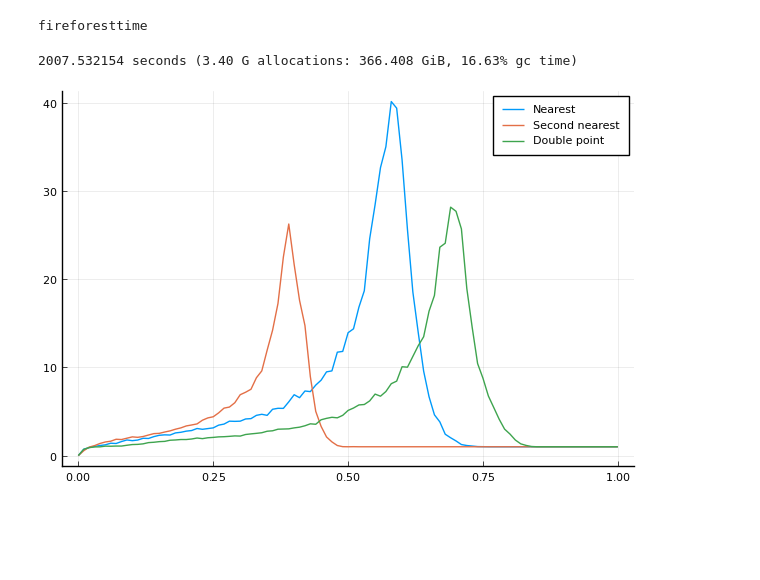
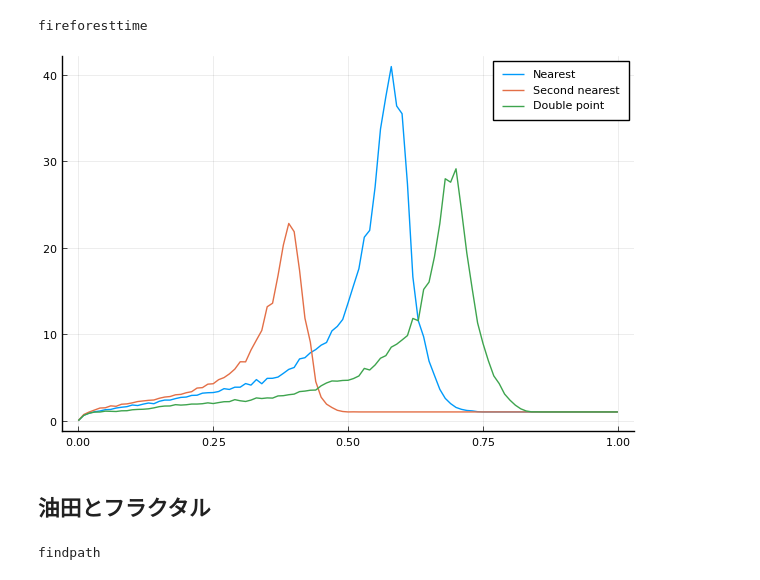
Before and after one commit to HitoshiWako/percolation, a Jupyter notebook: percolation.ipynb, the cells around one changed output. Saved outputs shown, nothing was run; the diff lists cells and outputs as text; code cells hidden in the pictures; blank space fills up the shorter version.

```diff
--- a/percolation.ipynb
+++ b/percolation.ipynb
@@ -176,14 +176,42 @@ fireforesttime
 # %%
 plot()
 ps = 0:0.01:1
-@time for (func, label) in zip([isnearest,issecondnearest,isdoublenearest],["Nearest","Second nearest","Double point"])
+for (func, label) in zip([isnearest,issecondnearest,isdoublenearest],["Nearest","Second nearest","Double point"])
     times =[]
     for p in ps
         push!(times,fireforesttime(p,(100,100),func))
     end
     plot!(ps,times,label=label)
 end
 plot!()
 # %% [output]
-2007.532154 seconds (3.40 G allocations: 366.408 GiB, 16.63% gc time)
-[figure, old version]
+[figure, new version]
+# %% [markdown]
+## 油田とフラクタル
+# %%
+"""
+    findpath(data)
+    与えられたdataの中心を'２'として,それにつながる'1'を'２'に変えていき
+    中心から繋がっている全ての領域を'２'としたdataを返す
+"""
+function findpath(data::Array{Int,2})
+    if size(data) == (1,1)
+        return [2]
+    else
+        data[2:end-1,2:end-1] = findpath(data[2:end-1,2:end-1])
+        wdata = zeros(Int,size(data,1)+2,size(data,2)+2)
+        wdata[2:end-1,2:end-1] = data
+        checksum = 0
+        while checksum != sum(wdata)
+            checksum = sum(wdata)
+            for i = 2:size(wdata, 1) - 1, j = 2:size(wdata, 2) - 1
+                if wdata[i,j] == 1 && any([wdata[i-1,j],wdata[i+1,j],wdata[i,j-1],wdata[i,j+1]] .== 2)
+                    wdata[i,j] = 2
+                end
+            end
+        end
+        return wdata[2:end-1,2:end-1]
+    end
+end
+# %% [output]
+findpath
```
Also changed, not shown: parts of 8 cells of this notebook.
